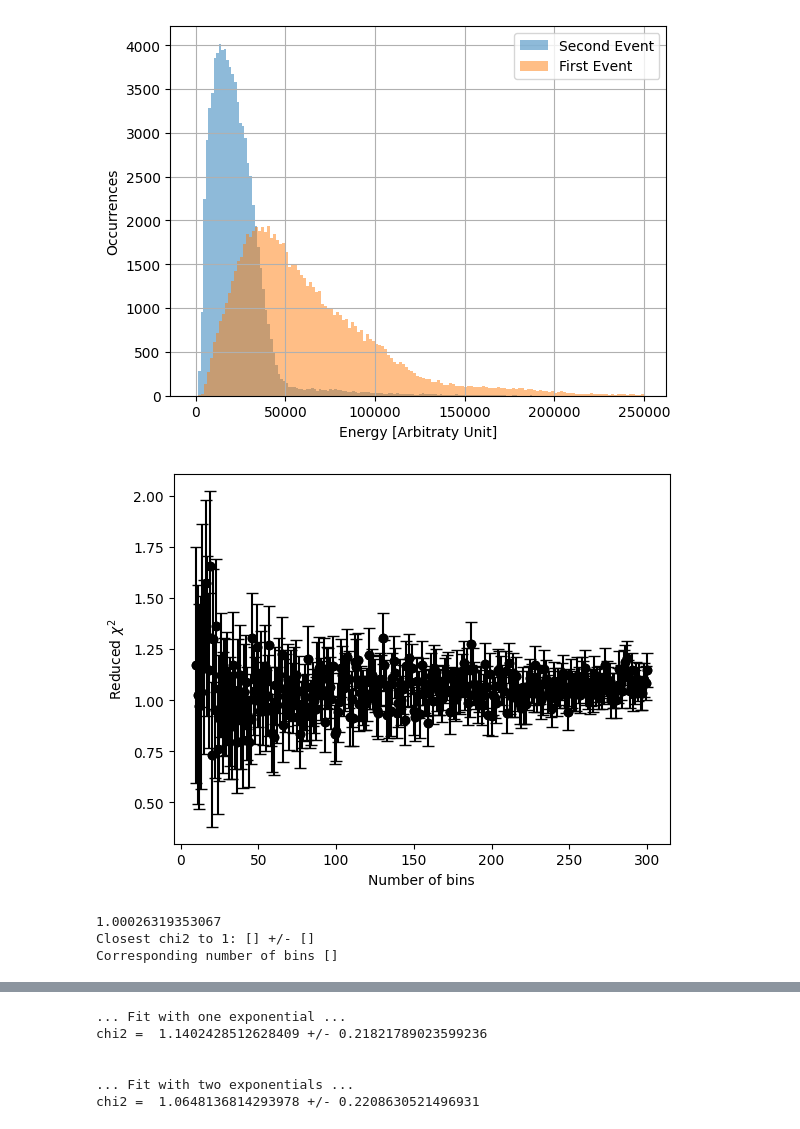
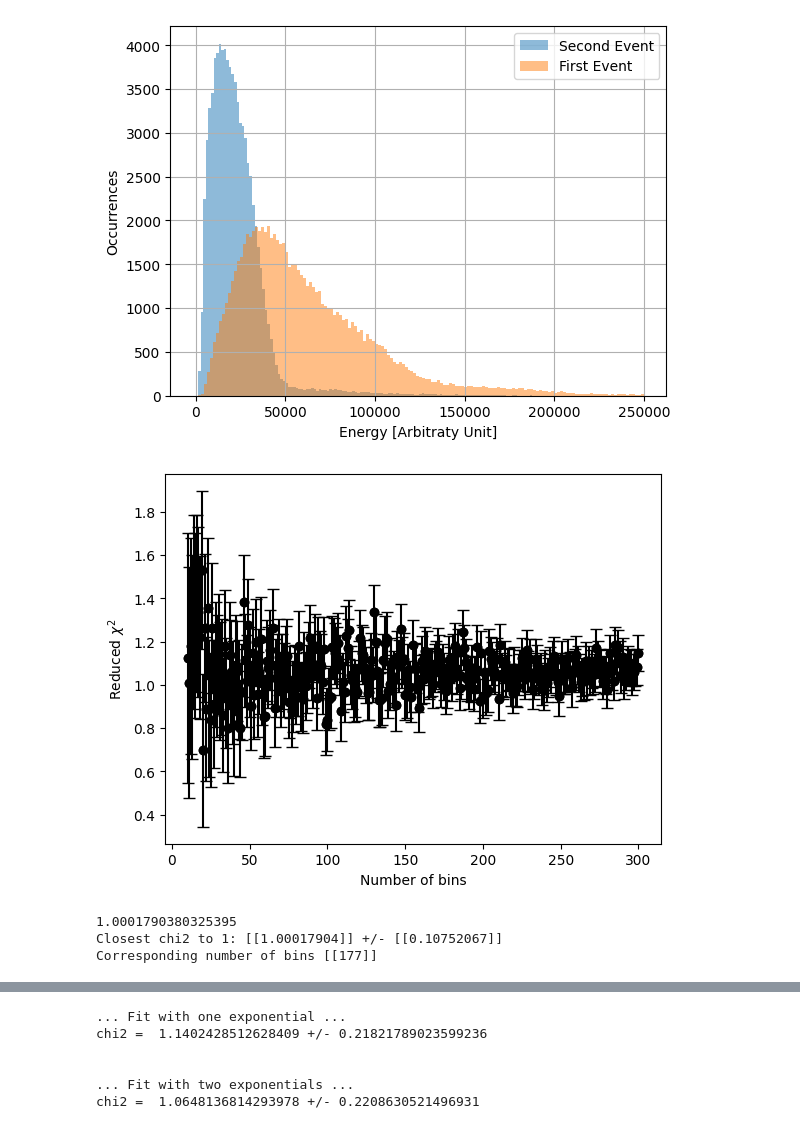
Before and after one commit to hindtaibi/BigMuoneXperiment, a Jupyter notebook: BigAnalysis.ipynb, the cells around one changed output, grey strips where cells are left out. Saved outputs shown, nothing was run; the diff lists cells and outputs as text; code cells hidden in the pictures.

```diff
--- a/BigAnalysis.ipynb
+++ b/BigAnalysis.ipynb
@@ -248,6 +248,35 @@ ax1.set_title('2D Histogram\nFirst Event Energy as function of $\Delta t$')
 ax1.grid()
 fig.colorbar(pcm_1, ax=ax1, orientation='vertical', fraction=.1)
 plt.show()
+
+#Energy PM1 vs energy PM2
+
+fig, ax1 = plt.subplots(1, sharex=True)
+arr_1,xe_1,ye_1 = np.histogram2d(nrj1[1:][(dt2<dt_max) & (nrj2[:-1]<0.25e6) & (nrj2[1:]<0.25e6)][mask],
+                                 nrj2[1:][(dt2<dt_max) & (nrj2[:-1]<0.25e6) & (nrj2[1:]<0.25e6)][mask],
+                                 bins =(100,100))
+
+pcm_1 = ax1.pcolormesh(xe_1, ye_1,arr_1.T, cmap='rainbow', norm=LogNorm(vmin=arr_1.min()+1, vmax=arr_1.max()))
+ax1.set_xlabel('Energy 1 [Arbitrary Unit]')
+ax1.set_ylabel('Energy 2 [Arbitrary Unit]')
+ax1.set_title('2D Histogram\nEnergy 2 as Function of Energy 1')
+ax1.grid()
+#ax1.plot([0,120000], [0, 1.8*120000], c='k')
+#ax1.plot([0,120000], [0+beta, (alpha*120000)+beta], c='k', alpha = 0.5)
+#ax1.plot([0,120000], [0-beta, (alpha*120000)-beta], c='k', alpha = 0.5)
+fig.colorbar(pcm_1, ax=ax1, orientation='vertical', fraction=.1)
+plt.show()
+
+popt, cov = curve_fit(BF.lin, xe_1, ye_1, sigma = np.sqrt(ye_1), absolute_sigma = True, p0 = np.array([1.7, 0]))
+a = popt[0]
+b = popt[1]
+print(a)
+print(b)
+
+plt.figure()
+plt.scatter(xe_1, ye_1, s=10)
+plt.plot(np.array([0, 120000]), a*np.array([0, 120000])+b, c='r')
+plt.show()
 # %% [output]
 [figure]
 [figure]
@@ -315,7 +348,7 @@ plt.show()
 #Bins optimisation
 
 dt_max = 20
-dt = dt2[(dt2<dt_max) & (nrj2[:-1]<0.25e6) & (nrj2[1:]<0.25e6)][mask][mask2]
+dt = dt2[(dt2<dt_max) & (nrj2[:-1]<0.25e6) & (nrj2[1:]<0.25e6)][mask]
 
 plt.figure()
 N_bins = np.array(range(10,301))
@@ -327,37 +360,37 @@ for n in N_bins :
     x = hist[1][1:]-(hist[1][1]-hist[1][0])/2
     y = hist[0]
     y_err = np.sqrt(y)
 
     popt, cov = curve_fit(BF.exp2, x, y, sigma=y_err, absolute_sigma = True, p0 = np.array([20000, 2, 2, 400]))
     N0 = popt[0]
     lam1 = popt[1]
     lam2 = popt[2]
     CC = popt[3]
 
     chi2 = BF.chi2_norm(y, BF.exp2(x, N0, lam1, lam2, CC), y_err, 4)[0]
     chi2_err = BF.chi2_norm(y, BF.exp2(x, N0, lam1, lam2, CC), y_err, 4)[1]
 
     chi2_lst.append(chi2)
     chi2_err_lst.append(chi2_err)
 
     plt.errorbar(n, chi2, yerr = chi2_err, linestyle = 'None', fmt='o', capsize=4, c='k')
     plt.scatter(n, chi2, c='k')
 
 plt.xlabel("Number of bins")
 plt.ylabel("Reduced $\chi^2$")
 plt.show()
 
 chi2_lst = np.array(chi2_lst)
 chi2_err_lst = np.array(chi2_err_lst)
 print(min(np.abs(1-chi2_lst))+1)
 
 print("Closest chi2 to 1:", chi2_lst[np.argwhere(chi2_lst == min(np.abs(1-chi2_lst))+1)], "+/-", chi2_err_lst[np.argwhere(chi2_lst == min(np.abs(1-chi2_lst))+1)])
 print("Corresponding number of bins", N_bins[np.argwhere(chi2_lst == min(np.abs(1-chi2_lst))+1)])
 # %% [output]
-[figure, old version]
+[figure, new version]
-1.00026319353067
-Closest chi2 to 1: [] +/- []
-Corresponding number of bins []
+1.0001790380325395
+Closest chi2 to 1: [[1.00017904]] +/- [[0.10752067]]
+Corresponding number of bins [[177]]
 # %%
 #dt Analysis
 
```
Also changed, not shown: parts of 6 cells of this notebook, 2 other files.
